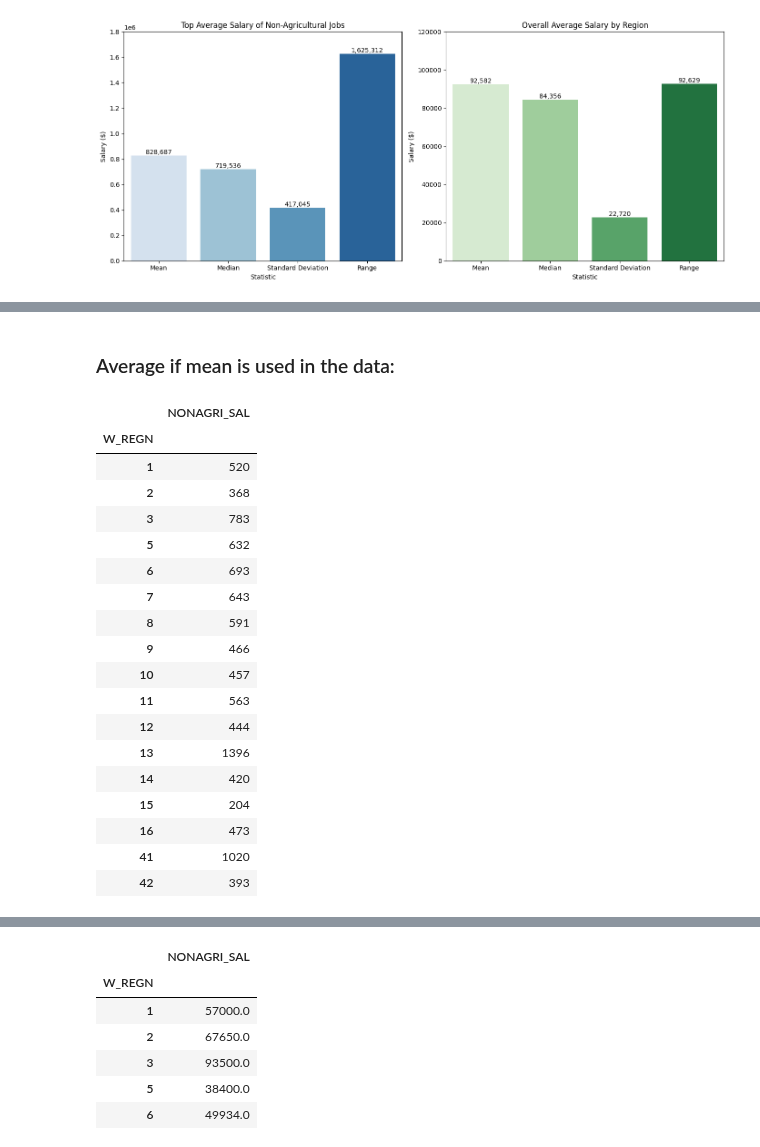
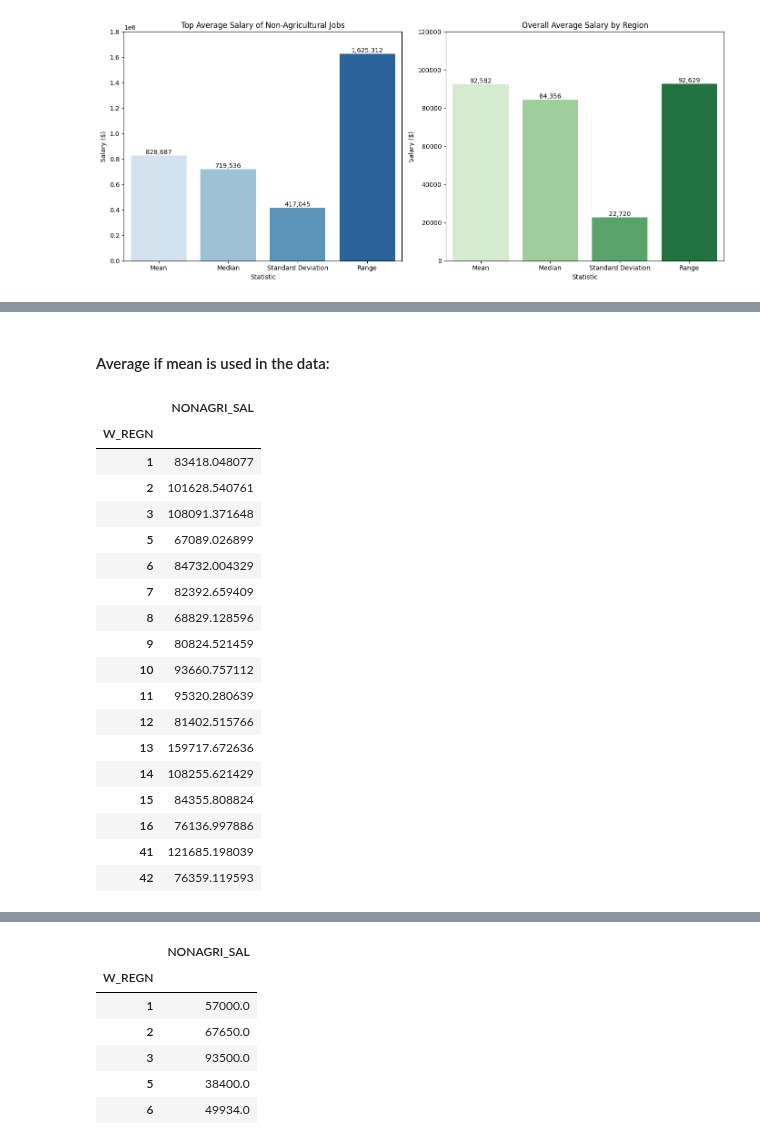
Before and after one commit to chiwasushuba/CSMODEL-Project, a Jupyter notebook: [Phase 2].ipynb, the cells around one changed output, grey strips where cells are left out. Saved outputs shown, nothing was run; the diff lists cells and outputs as text; code cells hidden in the pictures.

```diff
--- a/[Phase 2].ipynb
+++ b/[Phase 2].ipynb
@@ -852,26 +891,27 @@ The median is used here because there are outliers in the salary data. Since out
 # %% [markdown]
-### Average if mean is used in the data:
+#### Average if mean is used in the data:
 # %%
 grouped_regions_example = clean_df.groupby(["W_REGN"])
-grouped_regions_example = grouped_regions_example.agg({"NONAGRI_SAL" : "count"})
+mean_avg_salaries = clean_df["NONAGRI_SAL"]
+grouped_regions_example = grouped_regions_example.agg({"NONAGRI_SAL" : "mean"})
 grouped_regions_example
 # %% [output]
 |  | NONAGRI_SAL |
 | W_REGN |  |
-| 1 | 520 |
-| 2 | 368 |
-| 3 | 783 |
-| 5 | 632 |
-| 6 | 693 |
-| 7 | 643 |
-| 8 | 591 |
-| 9 | 466 |
-| 10 | 457 |
-| 11 | 563 |
-| 12 | 444 |
-| 13 | 1396 |
-| 14 | 420 |
-| 15 | 204 |
-| 16 | 473 |
-| 41 | 1020 |
-| 42 | 393 |
+| 1 | 83418.048077 |
+| 2 | 101628.540761 |
+| 3 | 108091.371648 |
+| 5 | 67089.026899 |
+| 6 | 84732.004329 |
+| 7 | 82392.659409 |
+| 8 | 68829.128596 |
+| 9 | 80824.521459 |
+| 10 | 93660.757112 |
+| 11 | 95320.280639 |
+| 12 | 81402.515766 |
+| 13 | 159717.672636 |
+| 14 | 108255.621429 |
+| 15 | 84355.808824 |
+| 16 | 76136.997886 |
+| 41 | 121685.198039 |
+| 42 | 76359.119593 |
```
Also changed, not shown: parts of 32 cells of this notebook.
